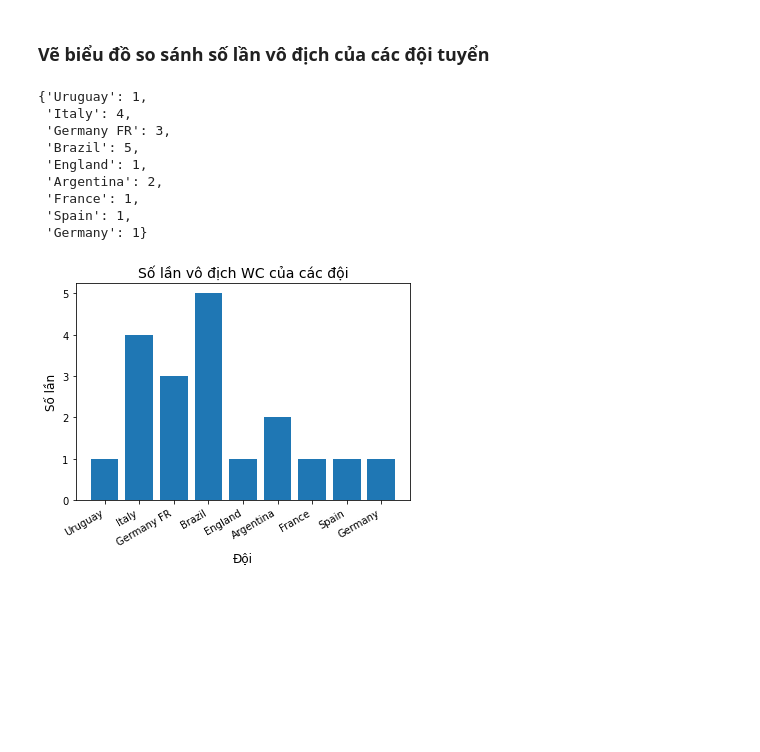
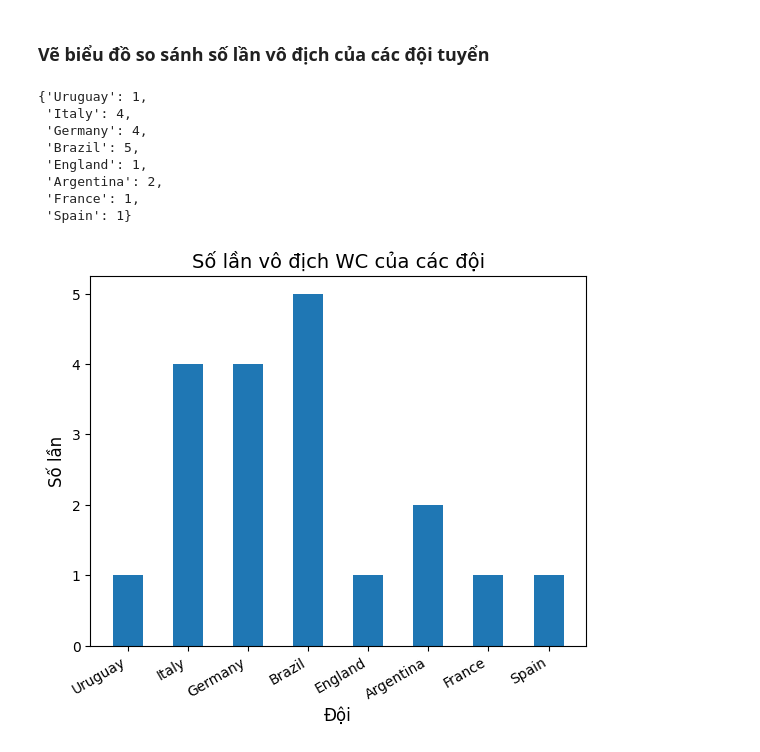
Before and after one commit to BIMSangDQ/BTVN, a Jupyter notebook: 221126_WorldCupMatches.ipynb, the cells around one changed output. Drawn from its saved outputs; the diff is of its cells as text; code cells hidden in the pictures; blank space fills up the shorter version.

```diff
--- a/221126_WorldCupMatches.ipynb
+++ b/221126_WorldCupMatches.ipynb
@@ -33,7 +33,12 @@ Data columns (total 20 columns):
 dtypes: float64(1), int64(7), object(12)
 memory usage: 133.2+ KB
 # %%
-Matches.dropna(inplace=True)
+# Matches.dropna(inplace=True)
+# %%
+Matches.replace('Germany FR','Germany',inplace=True)
+Matches.replace('FRG','GER',inplace=True)
+# %%
+Matches.drop_duplicates(subset=['MatchID'],keep='last',inplace=True)
 # %%
 FinalMatches =Matches[Matches['Stage'].str.contains('Final')]
 # %% [markdown]
@@ -152,19 +133,18 @@ Final_dicts
 # %% [output]
 {'Uruguay': 1,
  'Italy': 4,
- 'Germany FR': 3,
+ 'Germany': 4,
  'Brazil': 5,
  'England': 1,
  'Argentina': 2,
  'France': 1,
- 'Spain': 1,
- 'Germany': 1}
+ 'Spain': 1}
 # %%
-plt.bar(Final_dicts.keys(),Final_dicts.values())
+plt.bar(Final_dicts.keys(),Final_dicts.values(),width=0.5)
 plt.title('Số lần vô địch WC của các đội',fontsize = 14)
 plt.xlabel('Đội',fontsize = 12)
 plt.xticks(rotation = 30,ha='right')
 plt.ylabel('Số lần',fontsize = 12)
 plt.show()
 # %% [output]
-[figure, old version]
+[figure, new version]
```
Also changed, not shown: parts of 13 cells of this notebook, 5 other files.
